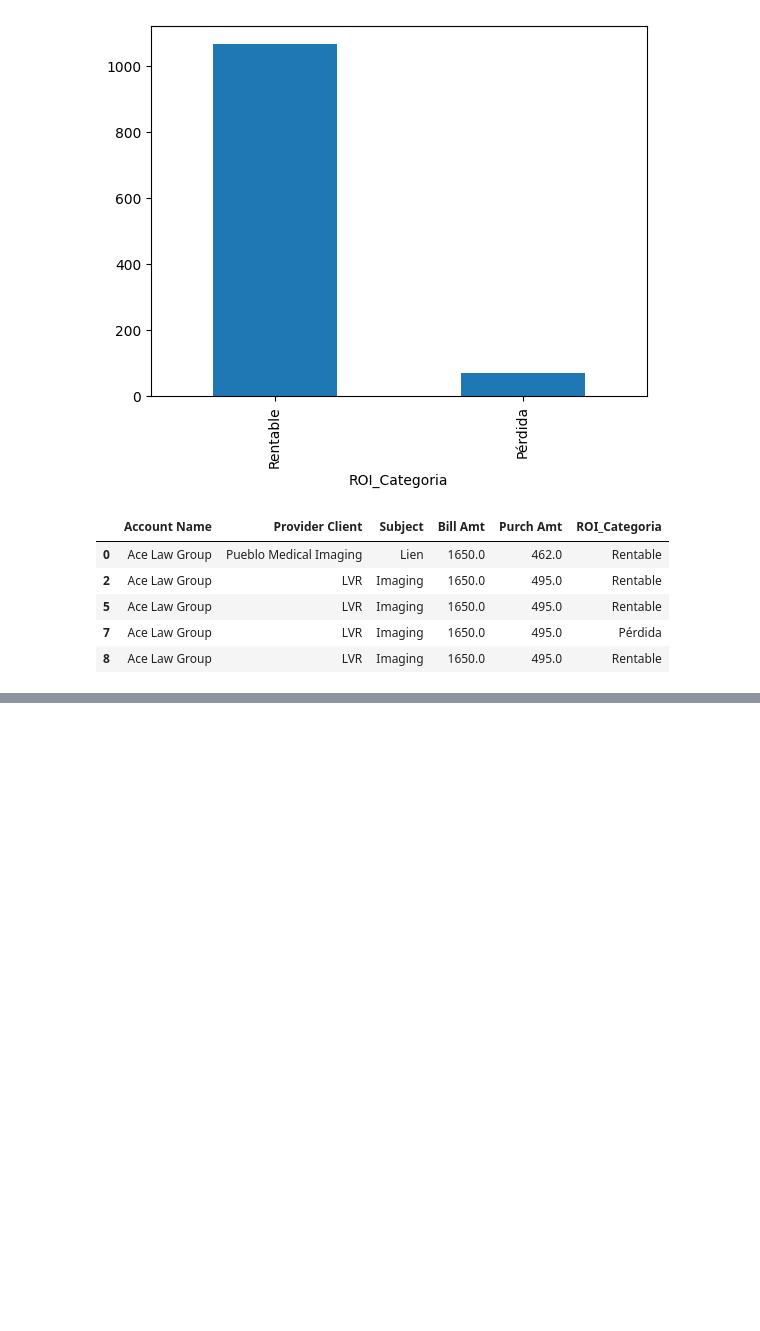
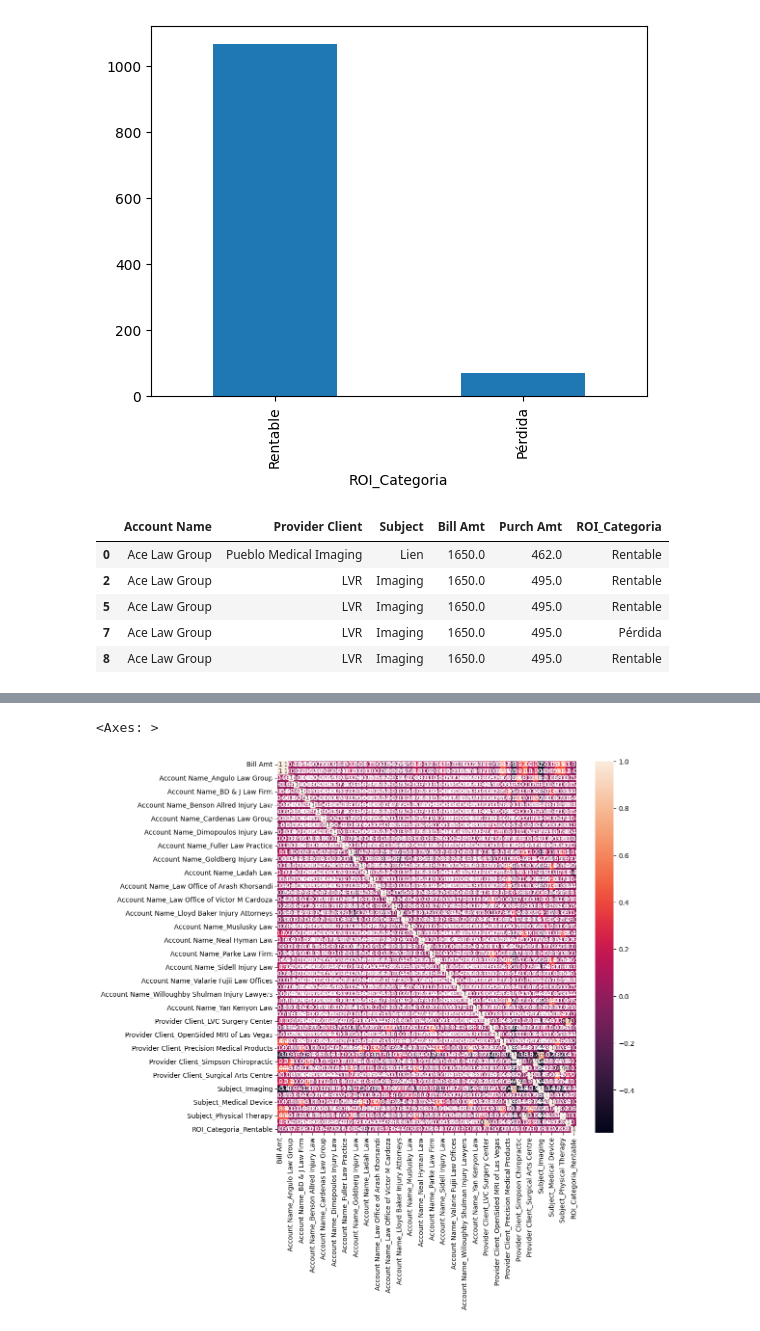
Before and after one commit to cutiepie25/MDD_ProyectoFinal, a Jupyter notebook: final_limpieza_datos.ipynb, the cells around one changed output, grey strips where cells are left out. Cells and saved outputs as stored; diff of their text form; code cells hidden in the pictures; blank space fills up the shorter version.

```diff
--- a/final_limpieza_datos.ipynb
+++ b/final_limpieza_datos.ipynb
@@ -750,0 +775,3 @@ df.head()
+# %%
+data_num = pd.get_dummies(df, drop_first=True, dtype=int)
+data_num.head()
@@ -750,0 +809,6 @@ df.head()
+# %%
+plt.figure(figsize=(10,10))
+sns.heatmap(data_num.corr(),annot=True)
+# %% [output]
+<Axes: >
+[figure, added]
```
Also changed, not shown: parts of 15 cells of this notebook.
